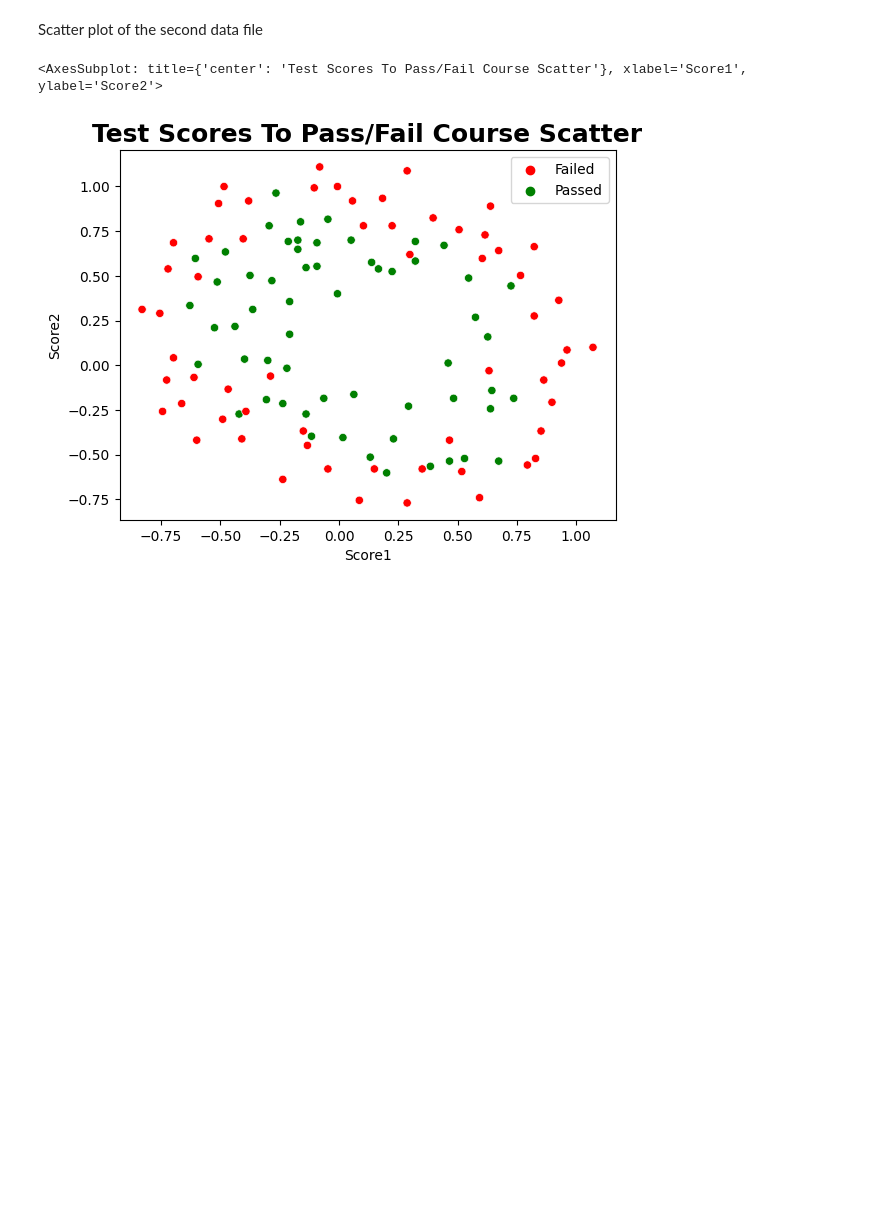
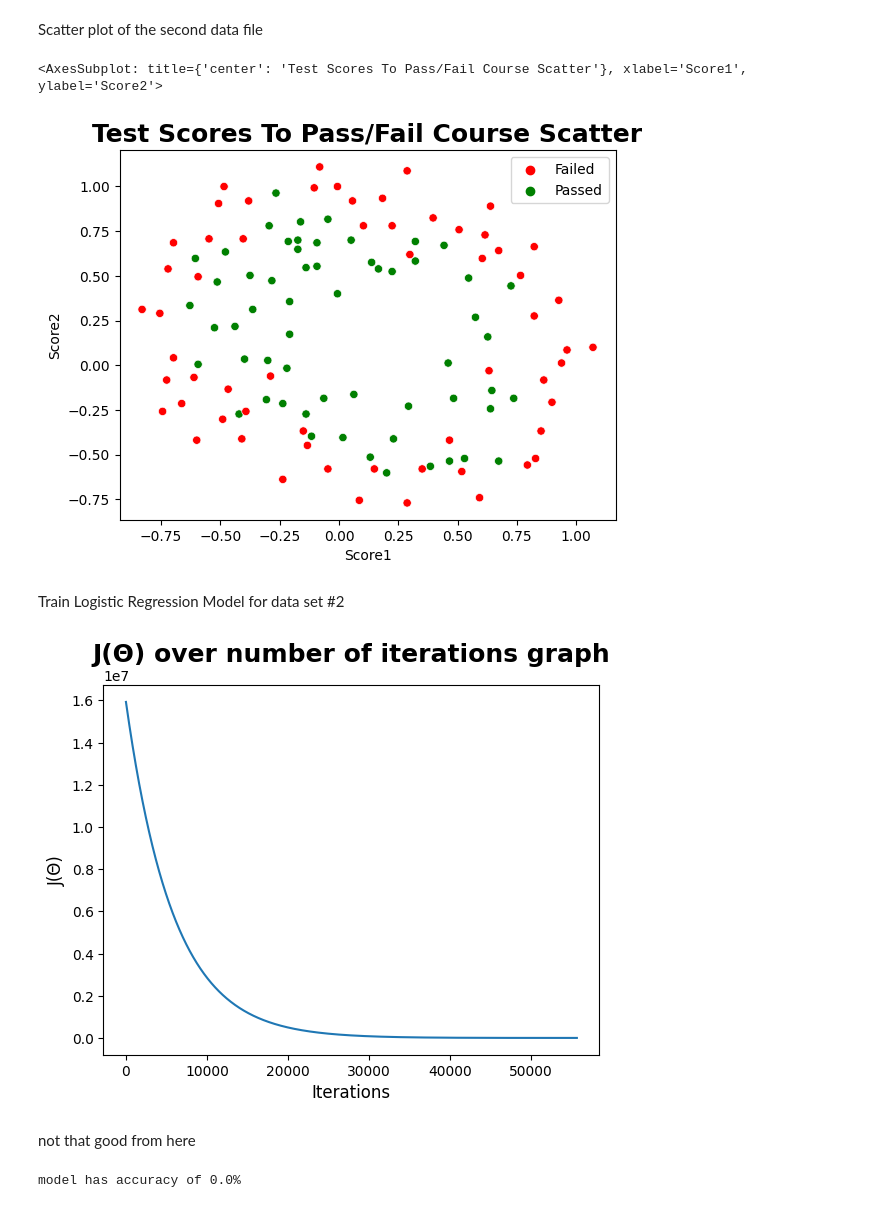
Before and after one commit to GalSarid21/MachineLearningLabs, a Jupyter notebook: Lab3/HW_3.ipynb, the cells around one changed output. Drawn from its saved outputs; the diff is of its cells as text; code cells hidden in the pictures; blank space fills up the shorter version.

```diff
--- a/Lab3/HW_3.ipynb
+++ b/Lab3/HW_3.ipynb
@@ -52,7 +52,8 @@ class Utils():
         m = y.shape[0]
         cost_1 = y*np.log(h+0.01)
         cost_0 = (1-y)*np.log(1-h+0.01)
-        regul = (_lambda/2*m)*np.sum(weights**2)
+        if _lambda:
+            regul = (_lambda/2*m)*np.sum(weights[1:]**2)
         cost = -(1/m) * np.sum(cost_1 + cost_0) + regul
         gradient = Utils.__gradient(h, x, y, weights, alpha, _lambda)
         return float(cost), gradient
@@ -105,7 +106,7 @@ class Utils():
             return np.array(gradient, dtype=np.float64).reshape(weights.shape[0], 1)
         return gradient
 
-    def map_feature(dataset: pd.DataFrame, poly_order: int) -> Tuple[np.ndarray, list]:
+    def map_feature(dataset: pd.DataFrame, poly_order: int) -> pd.DataFrame:
         m = dataset.shape[0]
         x1 = dataset.iloc[:,0].values.reshape((m,1))
         x2 = dataset.iloc[:,1].values.reshape((m,1))
@@ -119,7 +120,8 @@ class Utils():
                 feature_column_names.append(f'x1^{i-j} x2^{j}')
                 X_feature_list = np.concatenate(feature_list, axis=1)
         X_feature_list = np.concatenate((np.ones((m,1)),X_feature_list), axis=1)
-        return X_feature_list, feature_column_names
+        q2_feature_df = pd.DataFrame(X_feature_list, columns = ['x1^0 x2^0'] + feature_column_names)
+        return q2_feature_df
 
 class LogisticRegressionModel():
 
@@ -339,3 +326,18 @@ single_variable_model.scatter_plot_dataset()
 # %% [output]
 <AxesSubplot: title={'center': 'Test Scores To Pass/Fail Course Scatter'}, xlabel='Score1', ylabel='Score2'>
 [figure]
+# %% [markdown]
+Train Logistic Regression Model for data set #2
+# %%
+new_dataset = Utils.map_feature(q2_df,6)
+single_variable_model = LogisticRegressionModel(
+    dataset=new_dataset,
+    epsilon=1e-5,
+    _lambda=0.01) ## I changed lambda from 0.1 to --> 0.01
+# single_variable_model.scatter_plot_dataset()   # we need to change the plot def if we want to plot it (more features)
+single_variable_model.train_model(plot_cost_graph=True)
+# %% [output]
+[figure, added]
+# %% [markdown]
+
+not that good from here
@@ -341,0 +349,8 @@ single_variable_model.scatter_plot_dataset()
+# %%
+Utils.reset_variables()
+x = Utils.get_x_vals(new_dataset)
+y = Utils.get_y_vals(new_dataset, x)
+acc = single_variable_model.accuracy(x, y, threshold=0.5)
+print(f'model has accuracy of {acc}%')
+# %% [output]
+model has accuracy of 0.0%
```
Also changed, not shown: parts of 2 cells of this notebook.
